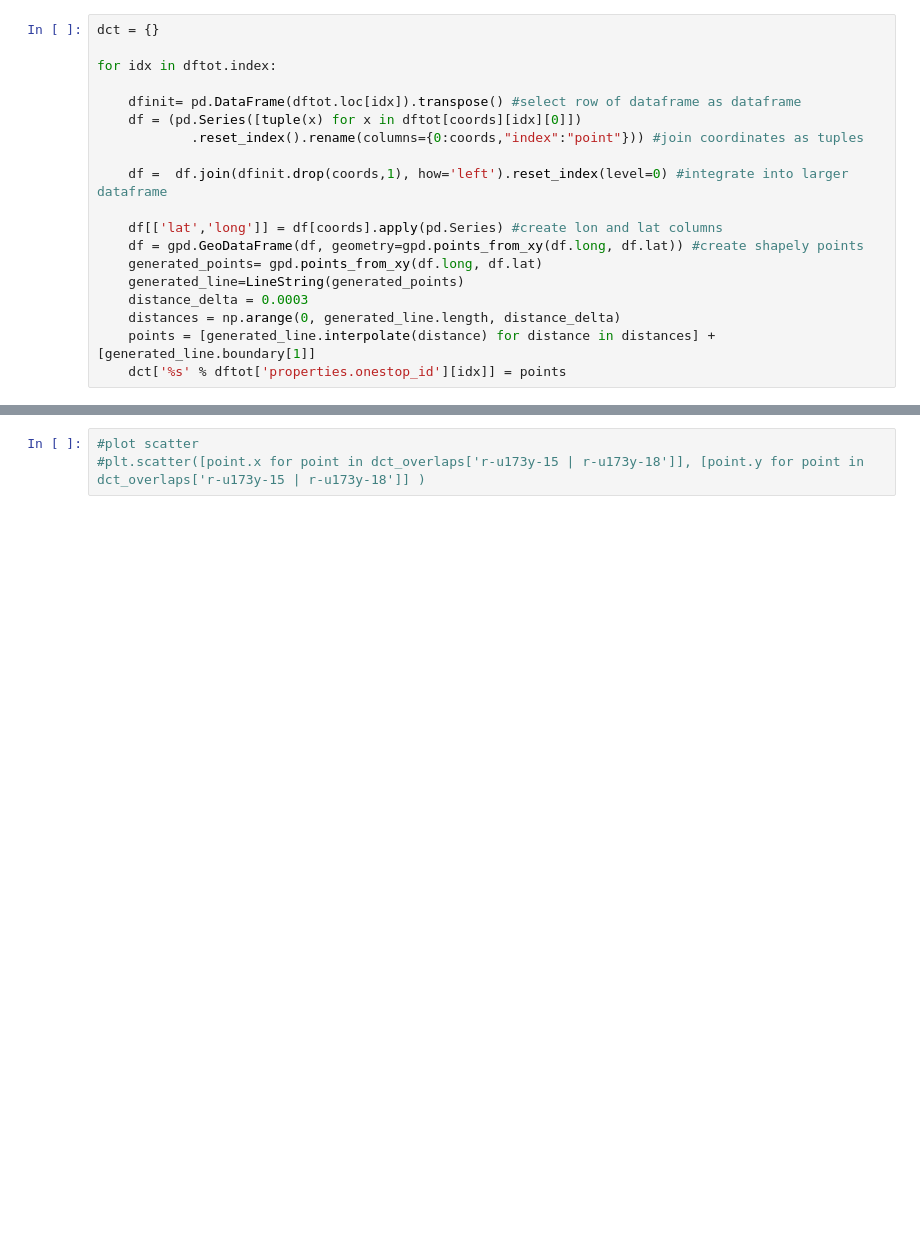
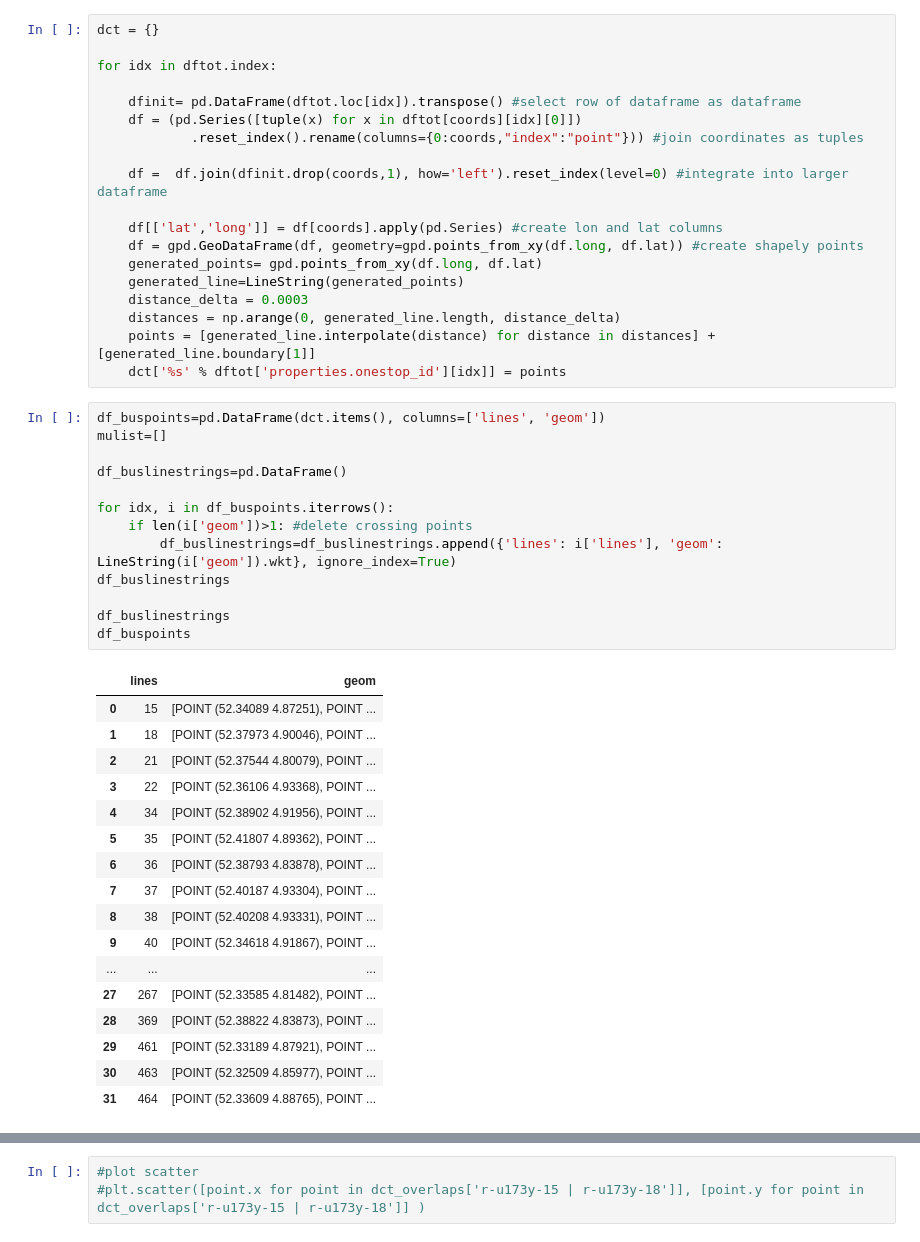
Before and after one commit to mayar-ariss/MIT.Sensing-Optimisation-AMS, a Jupyter notebook: similarity.ipynb, the cells around one changed output, grey strips where cells are left out. Drawn from its saved outputs; the diff is of its cells as text; blank space fills up the shorter version.

```diff
--- a/similarity.ipynb
+++ b/similarity.ipynb
@@ -324,6 +324,37 @@ for idx in dftot.index:
     distances = np.arange(0, generated_line.length, distance_delta)
     points = [generated_line.interpolate(distance) for distance in distances] + [generated_line.boundary[1]]
     dct['%s' % dftot['properties.onestop_id'][idx]] = points
+# %%
+df_buspoints=pd.DataFrame(dct.items(), columns=['lines', 'geom'])
+mulist=[]
+
+df_buslinestrings=pd.DataFrame()
+
+for idx, i in df_buspoints.iterrows():
+    if len(i['geom'])>1: #delete crossing points
+        df_buslinestrings=df_buslinestrings.append({'lines': i['lines'], 'geom': LineString(i['geom']).wkt}, ignore_index=True)
+df_buslinestrings
+
+df_buslinestrings
+df_buspoints
+# %% [output]
+|  | lines | geom |
+| 0 | 15 | [POINT (52.34089 4.87251), POINT ... |
+| 1 | 18 | [POINT (52.37973 4.90046), POINT ... |
+| 2 | 21 | [POINT (52.37544 4.80079), POINT ... |
+| 3 | 22 | [POINT (52.36106 4.93368), POINT ... |
+| 4 | 34 | [POINT (52.38902 4.91956), POINT ... |
+| 5 | 35 | [POINT (52.41807 4.89362), POINT ... |
+| 6 | 36 | [POINT (52.38793 4.83878), POINT ... |
+| 7 | 37 | [POINT (52.40187 4.93304), POINT ... |
+| 8 | 38 | [POINT (52.40208 4.93331), POINT ... |
+| 9 | 40 | [POINT (52.34618 4.91867), POINT ... |
+| ... | ... | ... |
+| 27 | 267 | [POINT (52.33585 4.81482), POINT ... |
+| 28 | 369 | [POINT (52.38822 4.83873), POINT ... |
+| 29 | 461 | [POINT (52.33189 4.87921), POINT ... |
+| 30 | 463 | [POINT (52.32509 4.85977), POINT ... |
+| 31 | 464 | [POINT (52.33609 4.88765), POINT ... |
 # %%
 dist=[]
 dct_points={}
```
Also changed, not shown: parts of 21 cells of this notebook.
